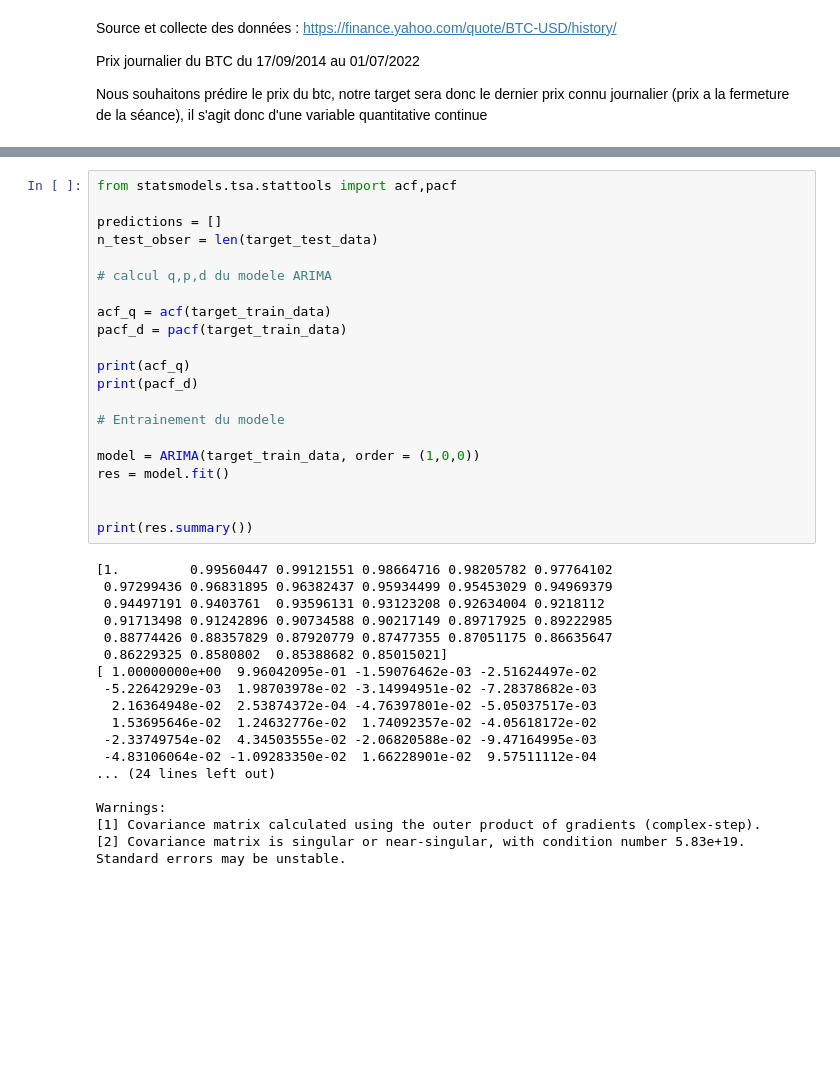
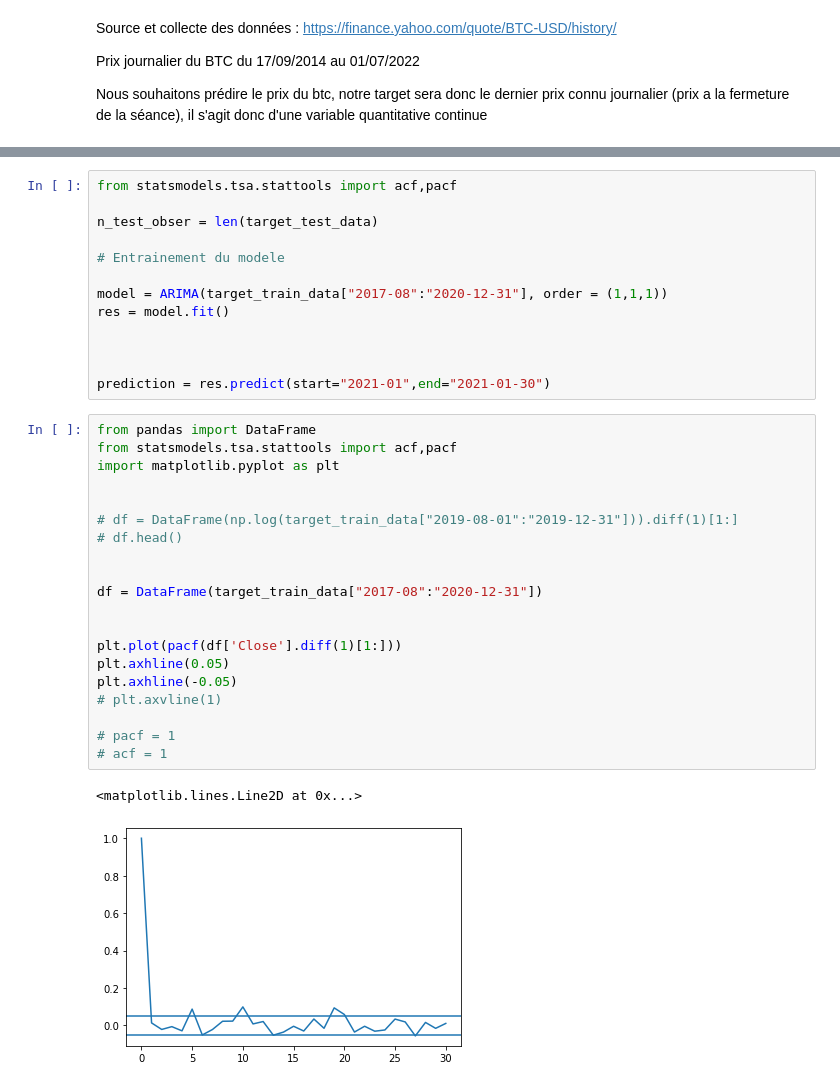
Before and after one commit to RAZMOKEUR/BTC-Priceprediction, a Jupyter notebook: Projet.ipynb, the cells around one changed output, grey strips where cells are left out. Cells and saved outputs as stored; diff of their text form; blank space fills up the shorter version.

```diff
--- a/Projet.ipynb
+++ b/Projet.ipynb
@@ -108,42 +127,39 @@ plt.legend()
 # %%
 from statsmodels.tsa.stattools import acf,pacf
 
-predictions = []
 n_test_obser = len(target_test_data)
-
-# calcul q,p,d du modele ARIMA
-
-acf_q = acf(target_train_data)
-pacf_d = pacf(target_train_data)
-
-print(acf_q)
-print(pacf_d)
 
 # Entrainement du modele
 
-model = ARIMA(target_train_data, order = (1,0,0))
+model = ARIMA(target_train_data["2017-08":"2020-12-31"], order = (1,1,1))
 res = model.fit()
 
 
-print(res.summary())
+
+prediction = res.predict(start="2021-01",end="2021-01-30")
-# %% [output]
-[1.         0.99560447 0.99121551 0.98664716 0.98205782 0.97764102
- 0.97299436 0.96831895 0.96382437 0.95934499 0.95453029 0.94969379
- 0.94497191 0.9403761  0.93596131 0.93123208 0.92634004 0.9218112
- 0.91713498 0.91242896 0.90734588 0.90217149 0.89717925 0.89222985
- 0.88774426 0.88357829 0.87920779 0.87477355 0.87051175 0.86635647
- 0.86229325 0.8580802  0.85388682 0.85015021]
-[ 1.00000000e+00  9.96042095e-01 -1.59076462e-03 -2.51624497e-02
- -5.22642929e-03  1.98703978e-02 -3.14994951e-02 -7.28378682e-03
-  2.16364948e-02  2.53874372e-04 -4.76397801e-02 -5.05037517e-03
-  1.53695646e-02  1.24632776e-02  1.74092357e-02 -4.05618172e-02
- -2.33749754e-02  4.34503555e-02 -2.06820588e-02 -9.47164995e-03
- -4.83106064e-02 -1.09283350e-02  1.66228901e-02  9.57511112e-04
-... (24 lines left out)
-
-Warnings:
-[1] Covariance matrix calculated using the outer product of gradients (complex-step).
-[2] Covariance matrix is singular or near-singular, with condition number 5.83e+19. Standard errors may be unstable.
+# %%
+from pandas import DataFrame
+from statsmodels.tsa.stattools import acf,pacf
+import matplotlib.pyplot as plt
+
+
+# df = DataFrame(np.log(target_train_data["2019-08-01":"2019-12-31"])).diff(1)[1:]
+# df.head()
+
+
+df = DataFrame(target_train_data["2017-08":"2020-12-31"])
+
+
+plt.plot(pacf(df['Close'].diff(1)[1:]))
+plt.axhline(0.05)
+plt.axhline(-0.05)
+# plt.axvline(1)
+
+# pacf = 1
+# acf = 1
+# %% [output]
+<matplotlib.lines.Line2D at 0x...>
+[figure, added]
 # %%
 plt.figure(figsize=(10,6))
 plt.grid()
```
Also changed, not shown: parts of 7 cells of this notebook.
